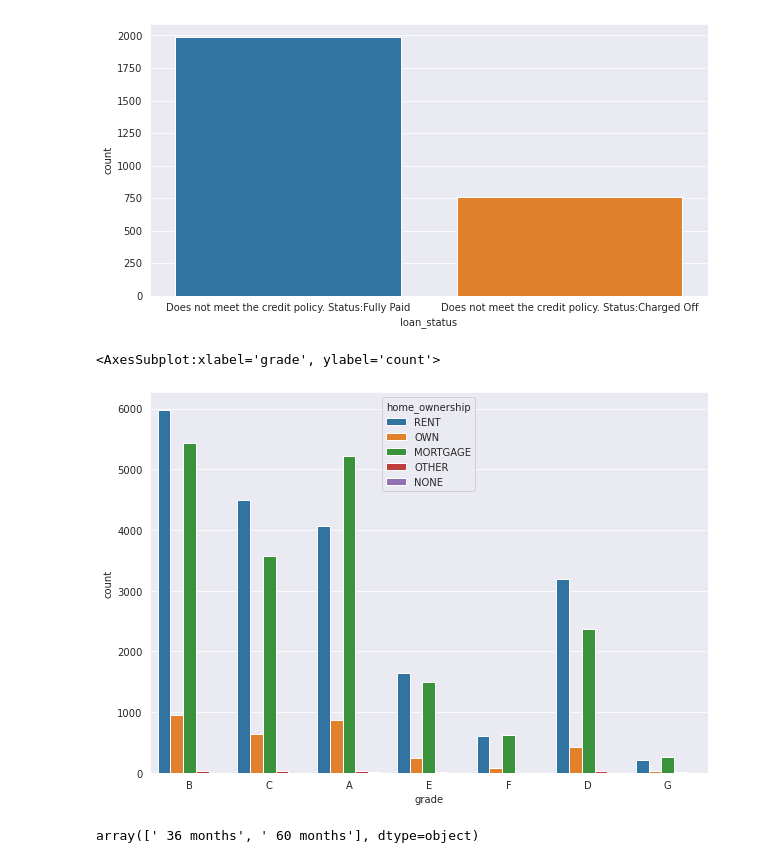
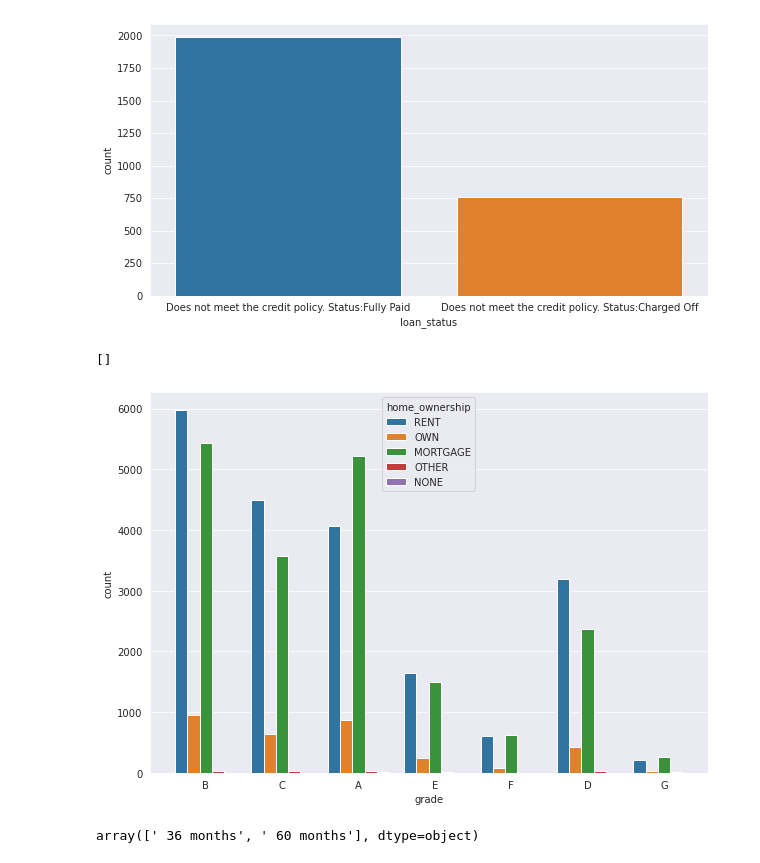
Before and after one commit to Chinmay487/money_lending_club, a Jupyter notebook: analysis.ipynb, the cells around one changed output. Saved outputs shown, nothing was run; the diff lists cells and outputs as text; code cells hidden in the pictures.

```diff
--- a/analysis.ipynb
+++ b/analysis.ipynb
@@ -115,10 +115,11 @@ plt.plot()
 # %%
 plt.rc('font', size=10)
 plt.figure(figsize=(10,7))
 sns.countplot(x='grade',hue='home_ownership',data=df_copy)
+plt.plot()
 # %% [output]
-<AxesSubplot:xlabel='grade', ylabel='count'>
+[]
-[figure, old version]
+[figure, new version]
 # %%
 df_copy['term'].unique()
 # %% [output]
```
Also changed, not shown: parts of 22 cells of this notebook, 2 other files.
